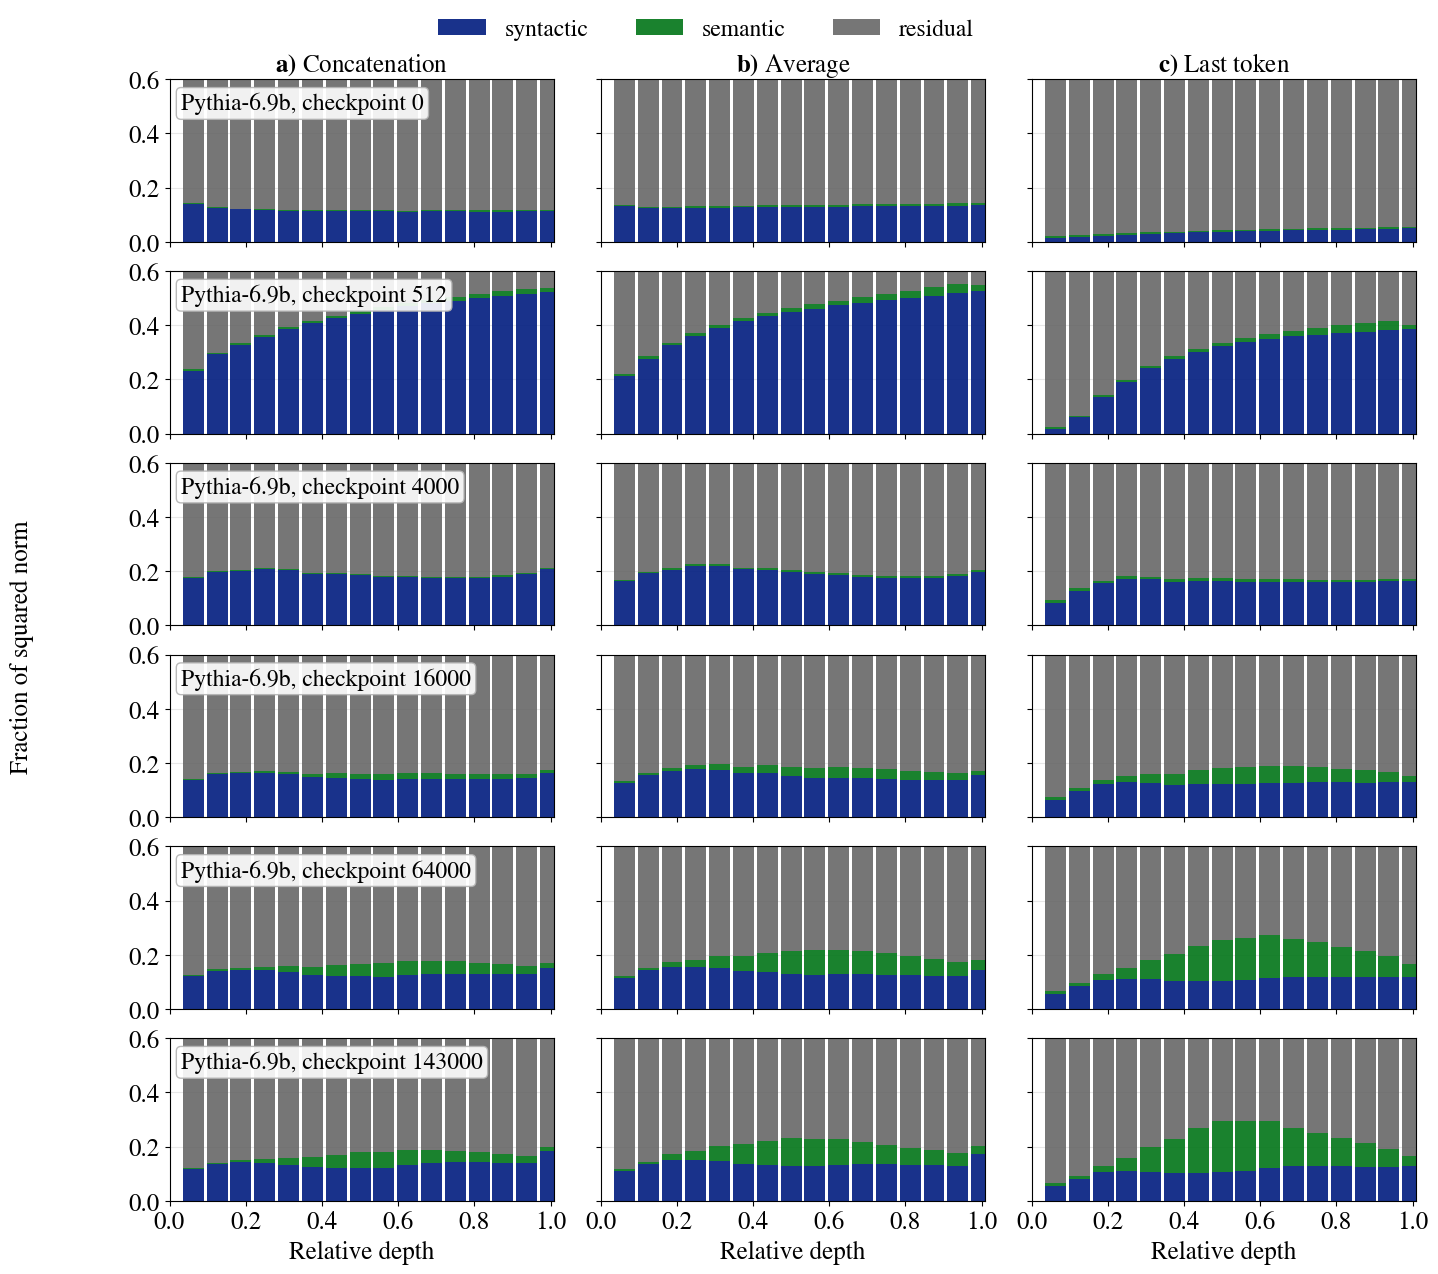
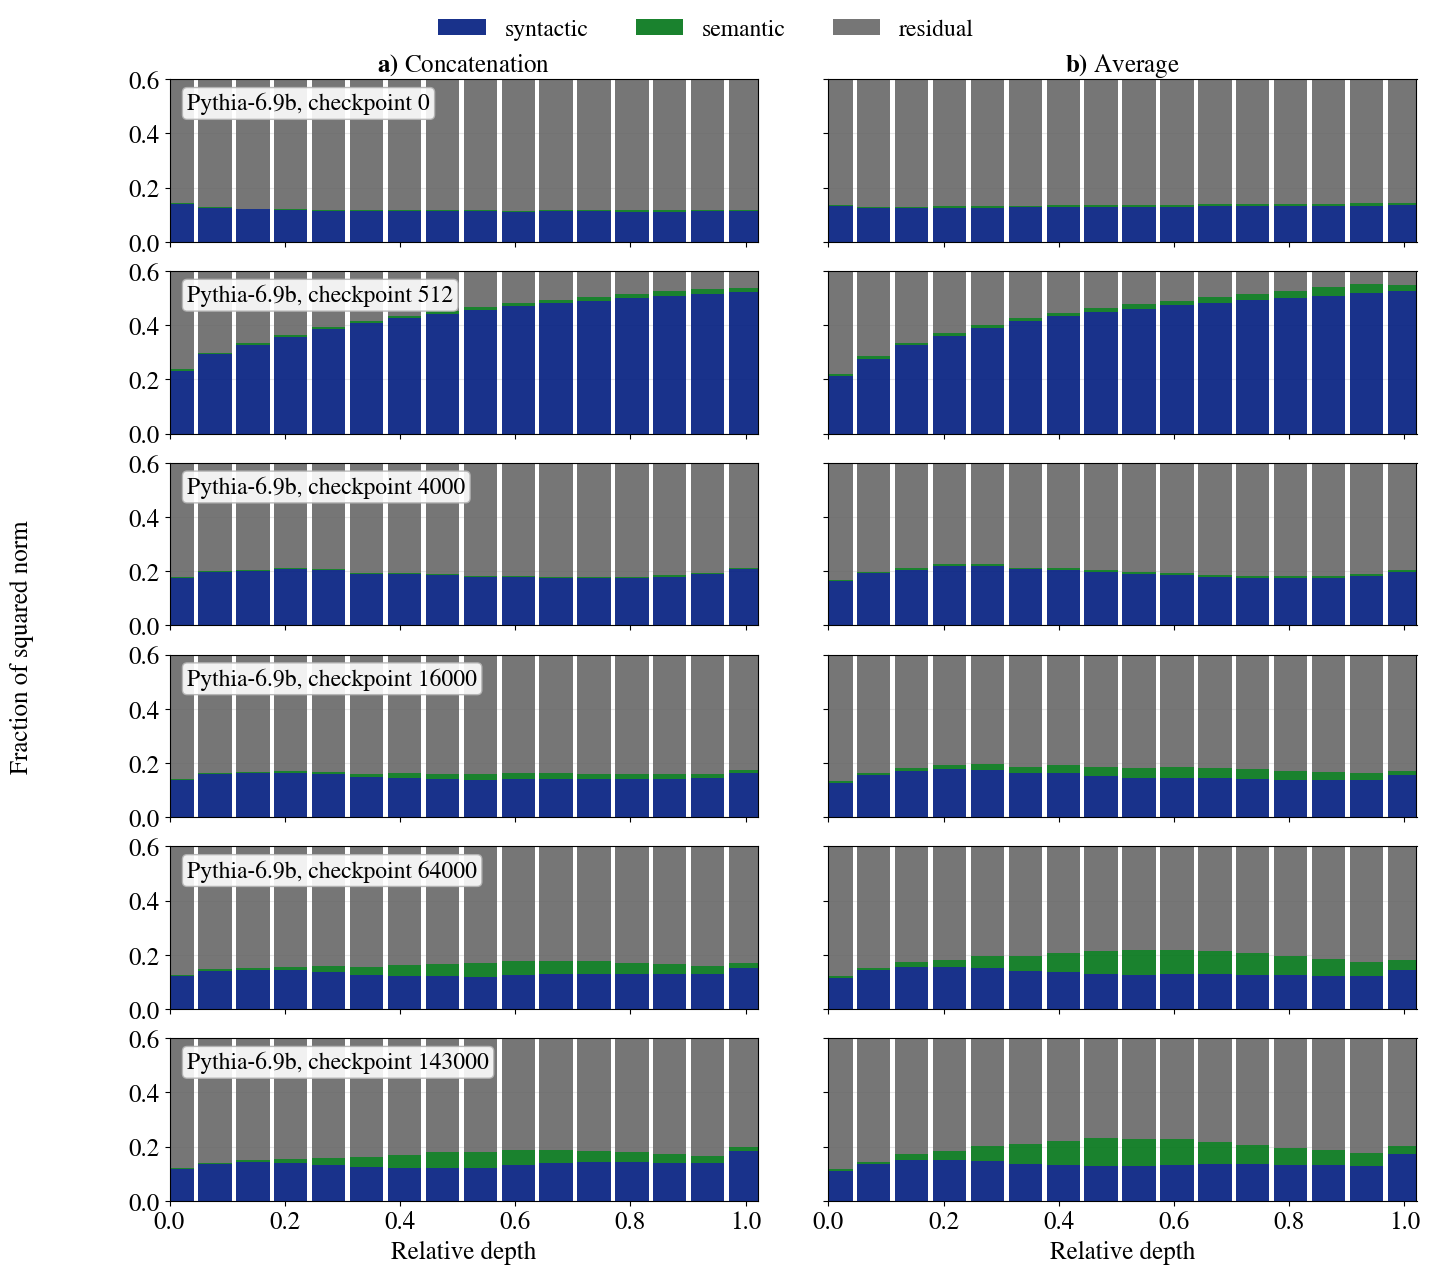
Unified diff of the notebook cell whose output changed from the first chart to the second:
--- before
+++ after
@@ -20,5 +20,4 @@
     ('Concat', 0, None),
     ('Avg', 1, None),
-    ('Last token', 0, 1),
 ]
 
@@ -92,5 +91,4 @@
     'Concat': r'$\mathbf{a)}$ Concatenation',
     'Avg': r'$\mathbf{b)}$ Average',
-    'Last token': r'$\mathbf{c)}$ Last token',
 }
 
@@ -119,7 +117,7 @@
         ax.bar(x, sem_means, width=bar_width, bottom=syn_means, color=sem_color, label='semantic', alpha=0.9)
         ax.bar(x, residual_means, width=bar_width, bottom=syn_means + sem_means, color=residual_color, label='residual', alpha=0.9)
-        ax.set_xlim(0.03, 1.01)
+        ax.set_xlim(0.05, 1.02)
         ax.set_ylim(0.0, 0.6)
-        ax.set_xticks(np.linspace(0.0, 1.0, 6))
+        ax.set_xticks(np.linspace(0.05, 1.0, 6))
         ax.set_xticklabels([f'{tick:.1f}' for tick in np.linspace(0.0, 1.0, 6)])
         ax.grid(axis='y', alpha=0.3)

Commit: Maybe this is it.